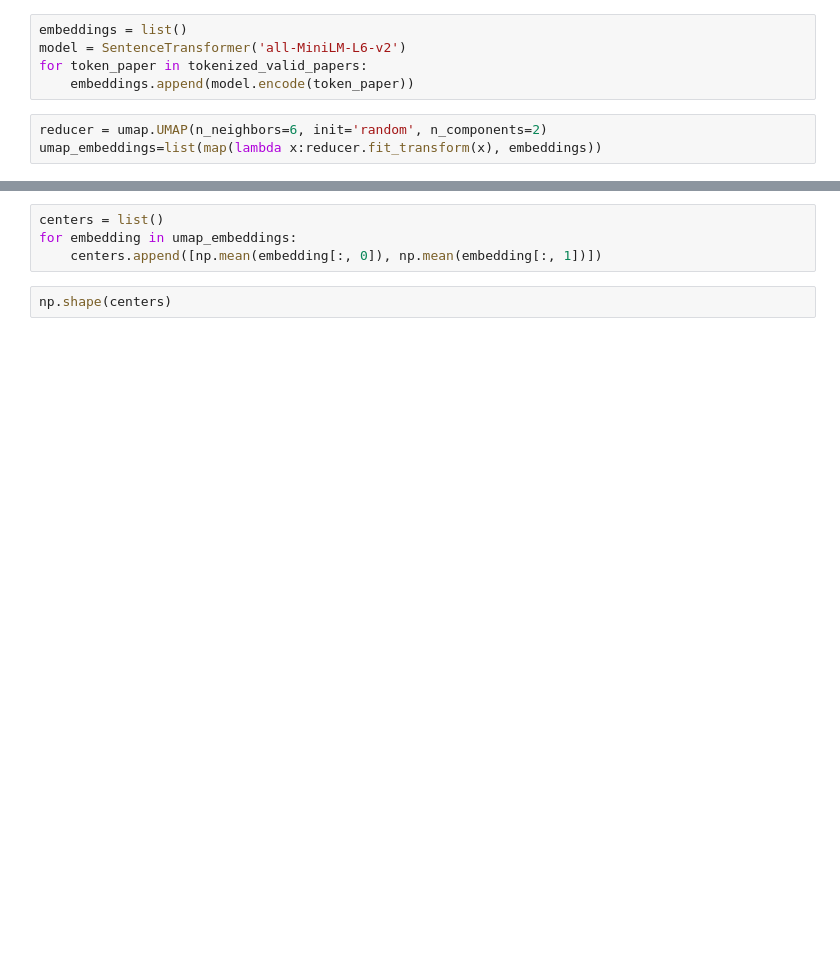
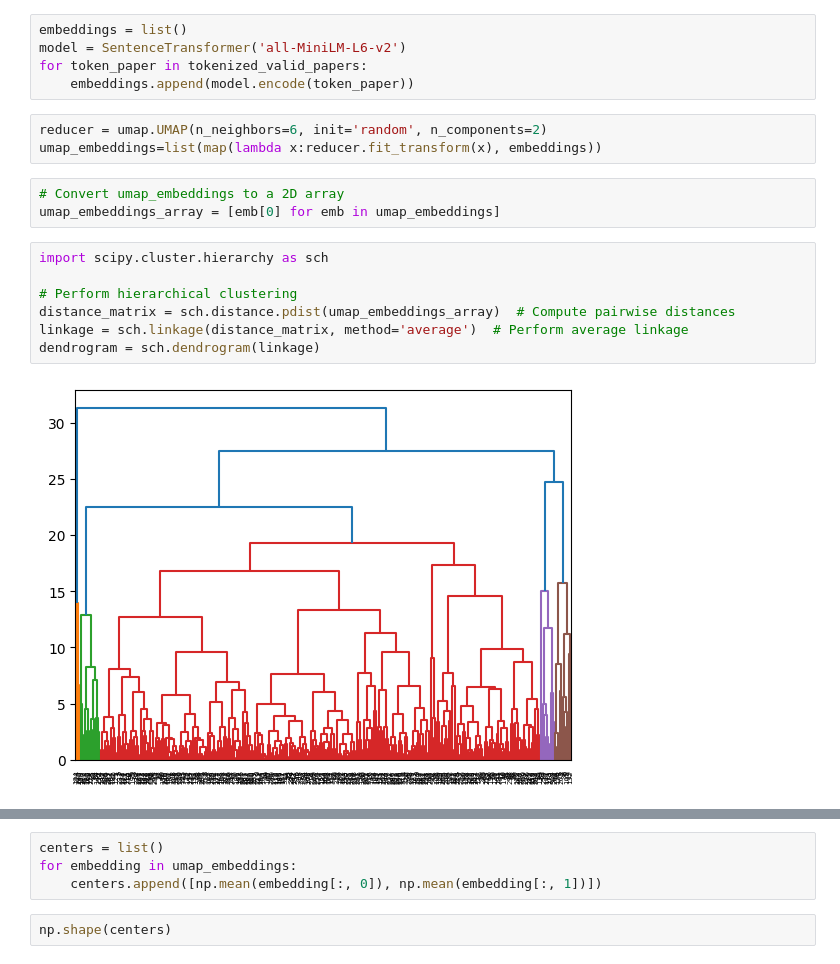
Before and after one commit to marinadominguez/Clustering-Archive, a Jupyter notebook: clustering.ipynb, the cells around one changed output, grey strips where cells are left out. Drawn from its saved outputs; the diff is of its cells as text; blank space fills up the shorter version.

```diff
--- a/clustering.ipynb
+++ b/clustering.ipynb
@@ -155,3 +158,15 @@ for token_paper in tokenized_valid_papers:
 # %%
 reducer = umap.UMAP(n_neighbors=6, init='random', n_components=2)
 umap_embeddings=list(map(lambda x:reducer.fit_transform(x), embeddings))
+# %%
+# Convert umap_embeddings to a 2D array
+umap_embeddings_array = [emb[0] for emb in umap_embeddings]
+# %%
+import scipy.cluster.hierarchy as sch
+
+# Perform hierarchical clustering
+distance_matrix = sch.distance.pdist(umap_embeddings_array)  # Compute pairwise distances
+linkage = sch.linkage(distance_matrix, method='average')  # Perform average linkage
+dendrogram = sch.dendrogram(linkage)
+# %% [output]
+[figure, added]
```
Also changed, not shown: parts of 47 cells of this notebook.
